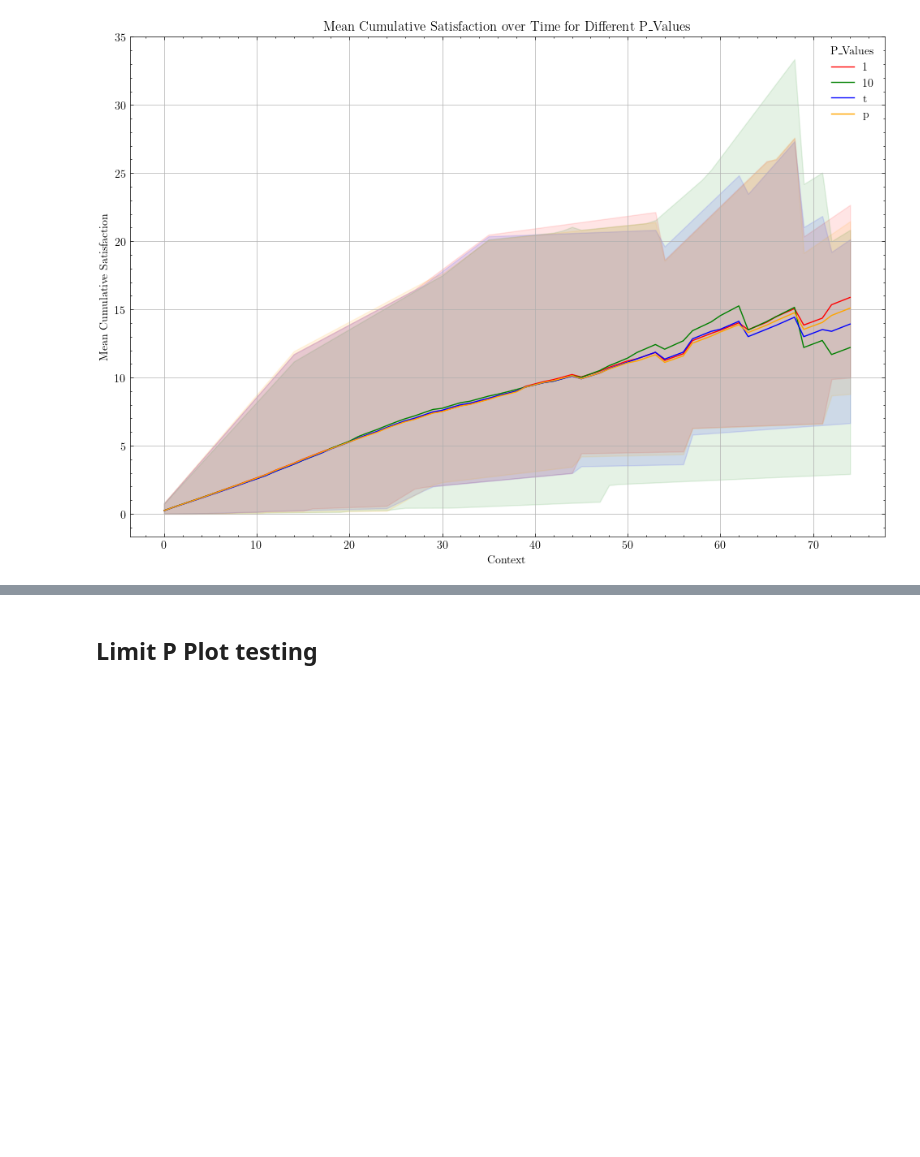
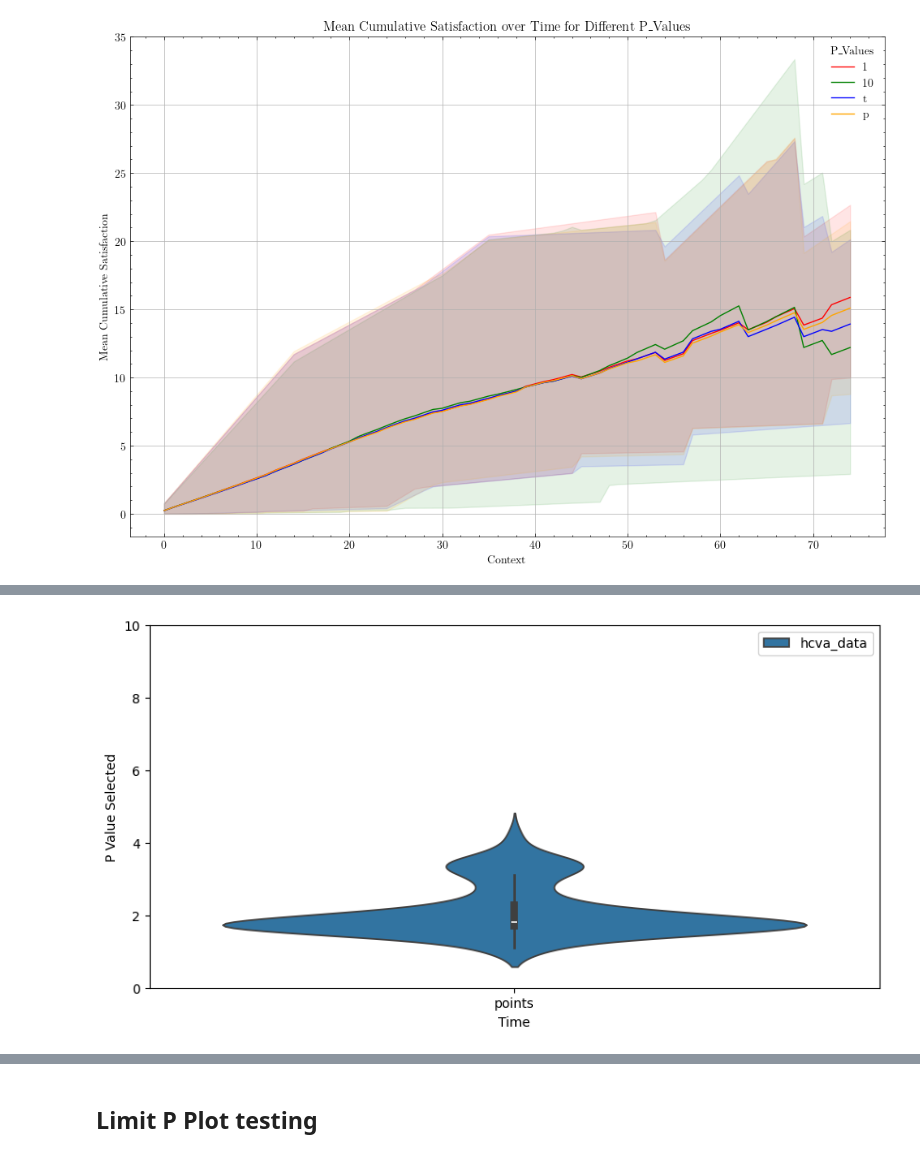
Before and after one commit to JosephTrevorrow/ValueSystemsAggregation, a Jupyter notebook: process_data/test.ipynb, the cells around one changed output, grey strips where cells are left out. Drawn from its saved outputs; the diff is of its cells as text; code cells hidden in the pictures; blank space fills up the shorter version.

Commit message:
results_v2

```diff
--- a/process_data/test.ipynb
+++ b/process_data/test.ipynb
@@ -67,0 +72,11 @@ plt.show()
+# %%
+plot_savename = "/home/ia23938/Documents/GitHub/ValueSystemsAggregation/results_v1/plots/"
+results_path = "/home/ia23938/Documents/GitHub/ValueSystemsAggregation/results_v1/"
+results_filename = {'egal': "egalsoc_10iteration_3diffagent.csv", 'norm': "normsoc_10iteration_3diffagent.csv"}
+# Assuming you just have a folder name now e.g. 'experiment_results_v2/random_dist'
+folders = 'experiment_results_v2/random_dist'
+t_points = '/home/ia23938/Documents/GitHub/ValueSystemsAggregation/experiment_results_v2/random_dist/random_distrandom_dist_t_points.csv'
+hcva_points = '/home/ia23938/Documents/GitHub/ValueSystemsAggregation/experiment_results_v2/random_dist/random_distrandom_dist_hcva_points.csv'
+# %%
+hcva_data = pd.read_csv(hcva_points)
+t_data = pd.read_csv(t_points)
@@ -67,0 +99,15 @@ plt.show()
+# %%
+hcva_data['time'] = hcva_data.index
+t_data['time'] = t_data.index
+# %%
+import seaborn as sns
+
+plt.figure(figsize=(10, 5))
+sns.violinplot(data=[hcva_data['points']])
+plt.xlabel('Time')
+plt.ylabel('P Value Selected')
+plt.ylim(0, 10)  # Set the y-axis limits
+plt.legend(['hcva_data'])
+plt.show()
+# %% [output]
+[figure, added]
```
Also changed, not shown: parts of 4 cells of this notebook, 23 other files.
